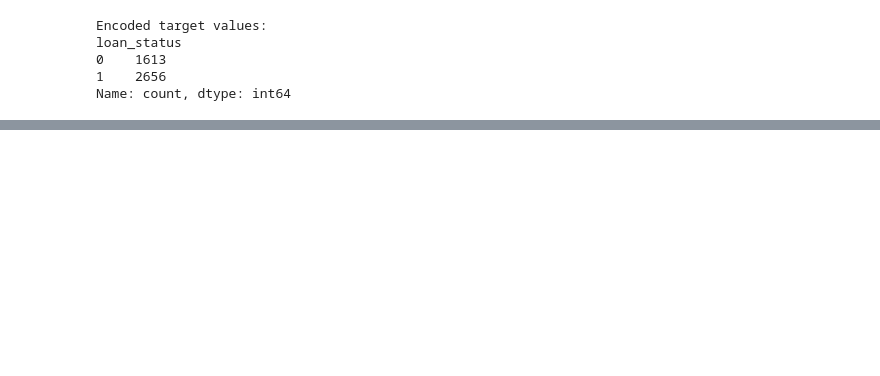
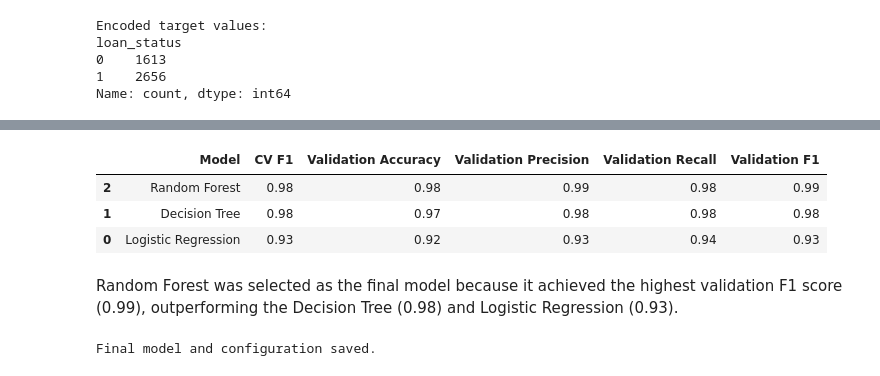
Before and after one commit to Benjamin-Ajagun/loan-approval-prediction, a Jupyter notebook: loan_approval_prediction.ipynb, the cells around one changed output, grey strips where cells are left out. Saved outputs shown, nothing was run; the diff lists cells and outputs as text; code cells hidden in the pictures; blank space fills up the shorter version.

```diff
--- a/loan_approval_prediction.ipynb
+++ b/loan_approval_prediction.ipynb
@@ -931,0 +1370,31 @@ ImportError: DLL load failed while importing _base: An Application Control polic
+# %%
+display(tuned_df.sort_values("Validation F1", ascending=False))
+# %% [output]
+|  | Model | CV F1 | Validation Accuracy | Validation Precision | Validation Recall | Validation F1 |
+| 2 | Random Forest | 0.98 | 0.98 | 0.99 | 0.98 | 0.99 |
+| 1 | Decision Tree | 0.98 | 0.97 | 0.98 | 0.98 | 0.98 |
+| 0 | Logistic Regression | 0.93 | 0.92 | 0.93 | 0.94 | 0.93 |
+# %% [markdown]
+Random Forest was selected as the final model because it achieved the highest validation F1 score (0.99), outperforming the Decision Tree (0.98) and Logistic Regression (0.93).
+# %%
+import joblib
+import json
+
+joblib.dump(best_model, "final_model.pkl")
+
+final_config = {
+    "model": best_model_name,
+    "best_params": best_model.best_params_,
+    "test_accuracy": float(test_accuracy),
+    "test_precision": float(test_precision),
+    "test_recall": float(test_recall),
+    "test_f1": float(test_f1),
+    "test_auc": float(test_auc)
+}
+
+with open("final_config.json", "w") as f:
+    json.dump(final_config, f, indent=2)
+
+print("Final model and configuration saved.")
+# %% [output]
+Final model and configuration saved.
```
Also changed, not shown: parts of 31 cells of this notebook, 3 other files.
